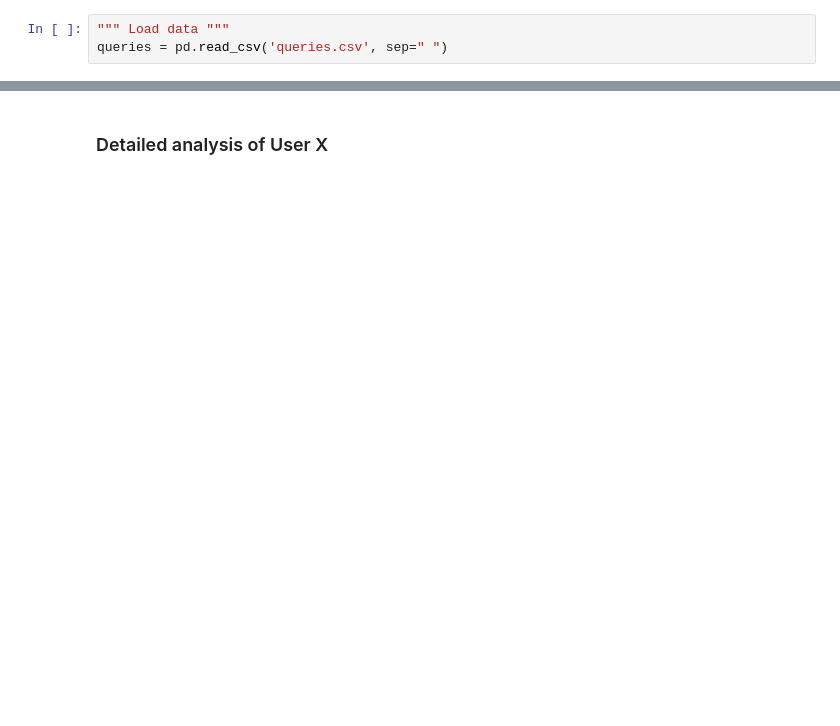
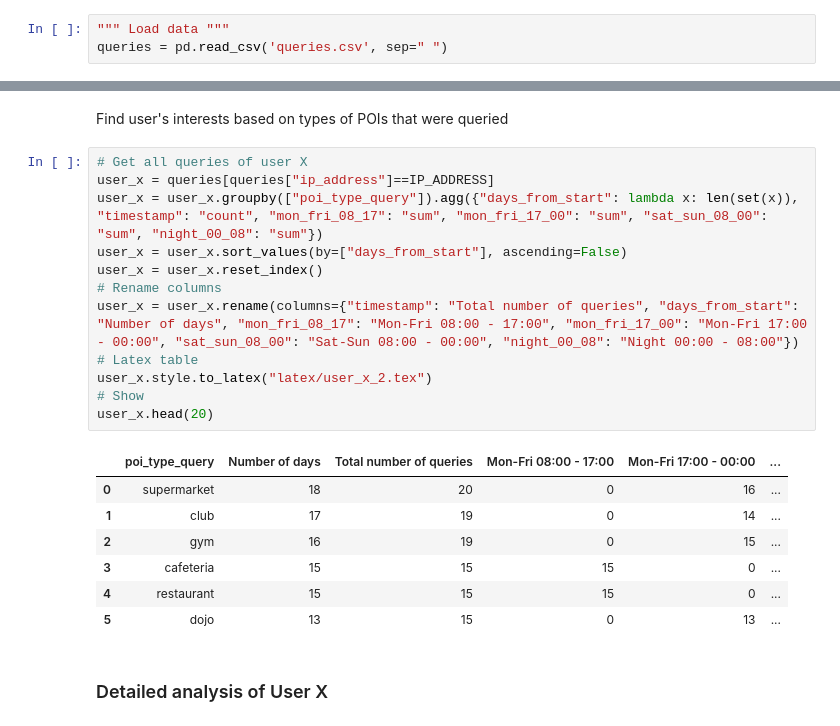
Before and after one commit to ilievanadezhda/CS-523-SecretStoll, a Jupyter notebook: privacy_evaluation/privacy_evaluation.ipynb, the cells around one changed output, grey strips where cells are left out. Saved outputs shown, nothing was run; the diff lists cells and outputs as text; blank space fills up the shorter version.

```diff
--- a/privacy_evaluation/privacy_evaluation.ipynb
+++ b/privacy_evaluation/privacy_evaluation.ipynb
@@ -125,3 +114,25 @@ user_x.count().plot(kind = "bar", ylabel = "#Times the location occurs")
+# %% [markdown]
+Find user's interests based on types of POIs that were queried
+# %%
+# Get all queries of user X
+user_x = queries[queries["ip_address"]==IP_ADDRESS]
+user_x = user_x.groupby(["poi_type_query"]).agg({"days_from_start": lambda x: len(set(x)), "timestamp": "count", "mon_fri_08_17": "sum", "mon_fri_17_00": "sum", "sat_sun_08_00": "sum", "night_00_08": "sum"})
+user_x = user_x.sort_values(by=["days_from_start"], ascending=False)
+user_x = user_x.reset_index()
+# Rename columns
+user_x = user_x.rename(columns={"timestamp": "Total number of queries", "days_from_start": "Number of days", "mon_fri_08_17": "Mon-Fri 08:00 - 17:00", "mon_fri_17_00": "Mon-Fri 17:00 - 00:00", "sat_sun_08_00": "Sat-Sun 08:00 - 00:00", "night_00_08": "Night 00:00 - 08:00"})
+# Latex table
+user_x.style.to_latex("latex/user_x_2.tex")
+# Show
+user_x.head(20)
+# %% [output]
+|  | poi_type_query | Number of days | Total number of queries | Mon-Fri 08:00 - 17:00 | Mon-Fri 17:00 - 00:00 | ... |
+| 0 | supermarket | 18 | 20 | 0 | 16 | ... |
+| 1 | club | 17 | 19 | 0 | 14 | ... |
+| 2 | gym | 16 | 19 | 0 | 15 | ... |
+| 3 | cafeteria | 15 | 15 | 15 | 0 | ... |
+| 4 | restaurant | 15 | 15 | 15 | 0 | ... |
+| 5 | dojo | 13 | 15 | 0 | 13 | ... |
 # %% [markdown]
 ### Detailed analysis of User X
 # %%
```
Also changed, not shown: parts of 15 cells of this notebook, 3 other files.
